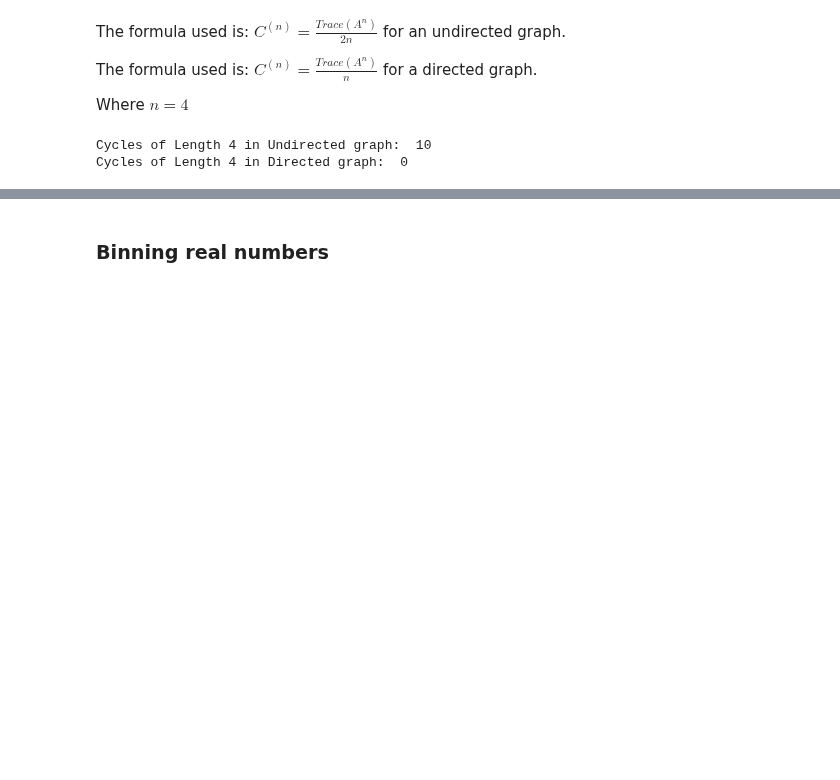
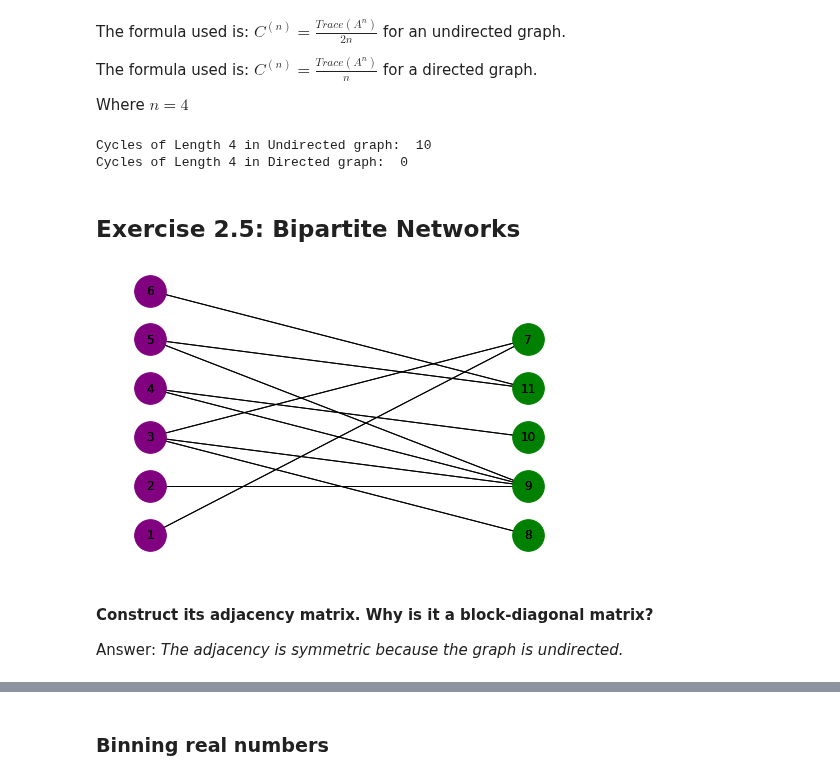
Before and after one commit to thomasnilsson/02805-social-graphs-2018, a Jupyter notebook: week2/week2.ipynb, the cells around one changed output, grey strips where cells are left out. Cells and saved outputs as stored; diff of their text form; code cells hidden in the pictures; blank space fills up the shorter version.

```diff
--- a/week2/week2.ipynb
+++ b/week2/week2.ipynb
@@ -321,3 +323,5 @@ print "Cycles of Length 4 in Directed graph: ", np.trace(A_DG ** n) / n
 # %% [output]
 Cycles of Length 4 in Undirected graph:  10
 Cycles of Length 4 in Directed graph:  0
+# %% [markdown]
+## Exercise 2.5: Bipartite Networks
@@ -323,0 +333,22 @@ Cycles of Length 4 in Directed graph:  0
+# %%
+edge_list = [(1,7), (2,9), (3,7), (3,8), (3,9), (4,9), (4,10), (5,9), (5,11), (6,11)]
+B = nx.Graph()
+purple, green = [1,2,3,4,5,6], [7,8,9,10,11]
+B.add_nodes_from(purple, bipartite=0)
+B.add_nodes_from(green, bipartite=1)
+B.add_edges_from(edge_list)
+
+edges = B.edges()
+X, Y = bipartite.sets(B)
+pos = dict()
+pos.update( (n, (1, i)) for i, n in enumerate(X) ) # put nodes from X at x=1
+pos.update( (n, (2, i)) for i, n in enumerate(Y) ) # put nodes from Y at x=2
+nx.draw(B, pos=pos, edges=edges, nodelist=purple, with_labels=True, node_color="purple", node_size=1000)
+nx.draw(B, pos=pos, edges=edges, nodelist=green, with_labels=True, node_color="green", node_size=1000)
+plt.show()
+# %% [output]
+[figure, added]
+# %% [markdown]
+**Construct its adjacency matrix. Why is it a block-diagonal matrix?**
+
+Answer: *The adjacency is symmetric because the graph is undirected.*
```
Also changed, not shown: parts of 44 cells of this notebook.
